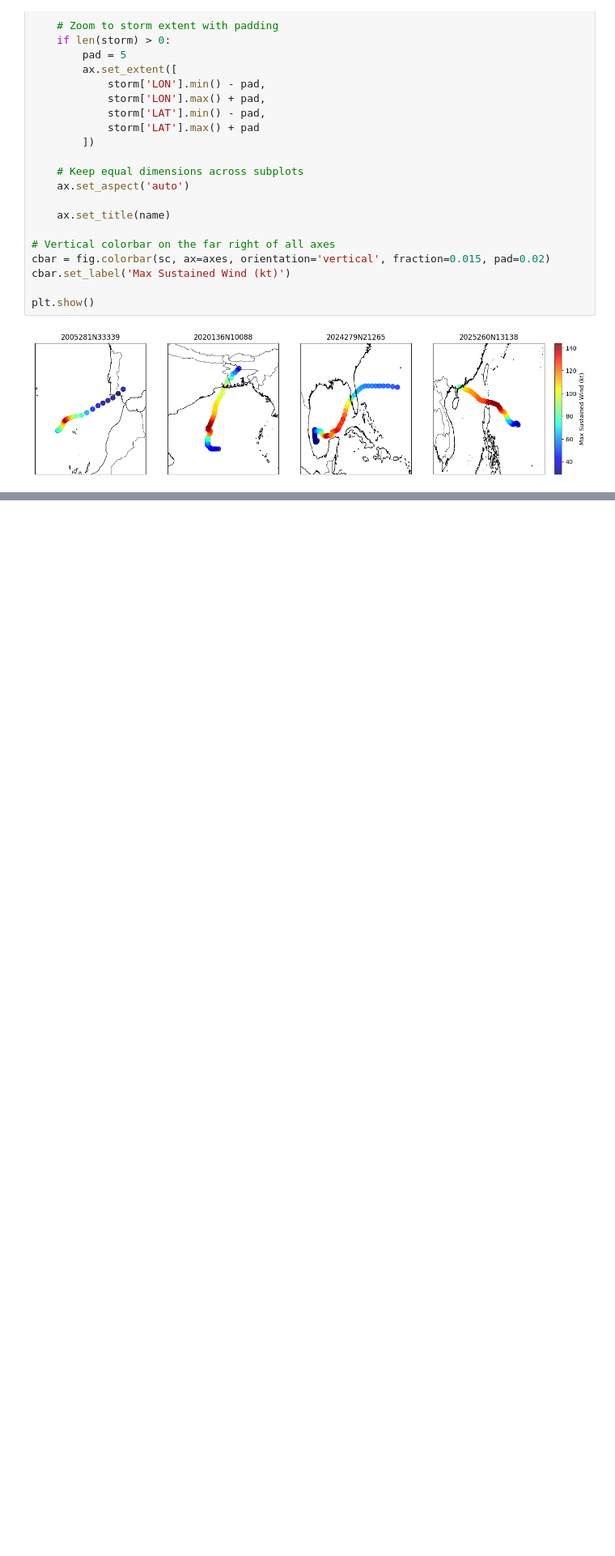
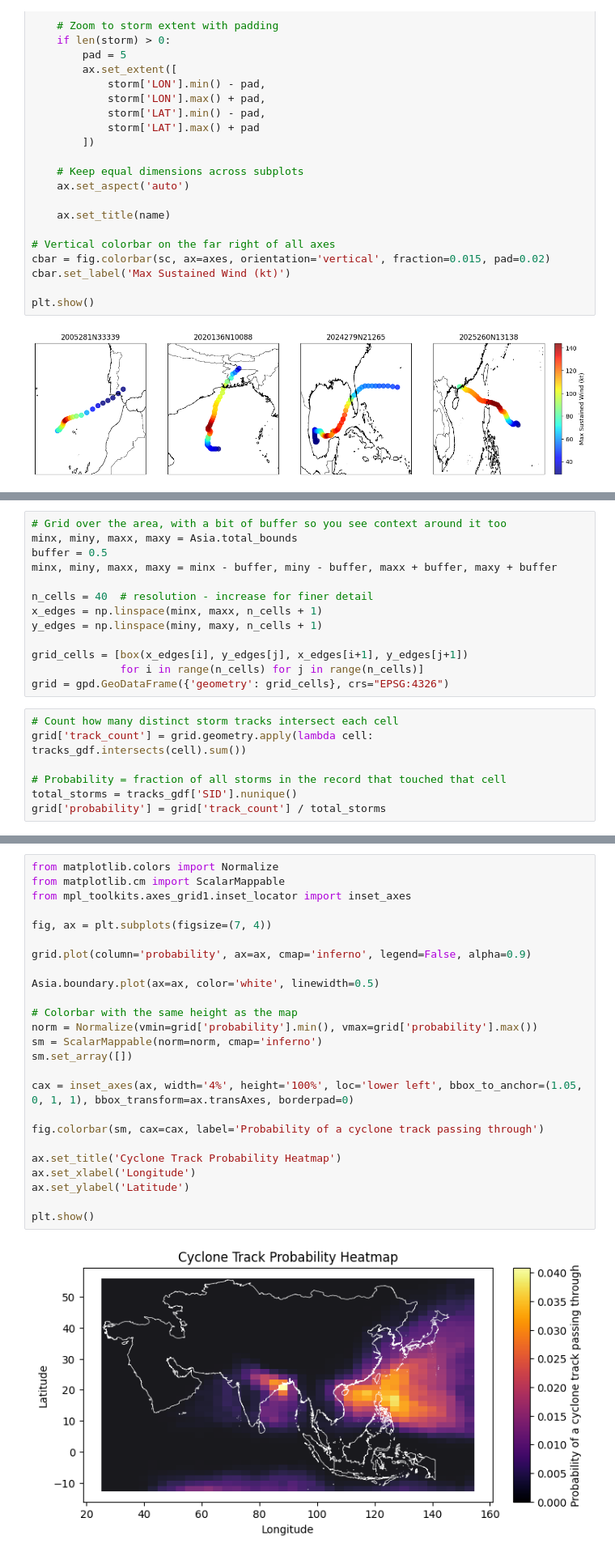
Before and after one commit to ministryofaayush/perils, a Jupyter notebook: typhon/storms_SIDevents.ipynb, the cells around one changed output, grey strips where cells are left out. Shown at 81% size. Saved outputs shown, nothing was run; the diff lists cells and outputs as text; blank space fills up the shorter version.

```diff
--- a/typhon/storms_SIDevents.ipynb
+++ b/typhon/storms_SIDevents.ipynb
@@ -120,0 +203,20 @@ plt.show()
+# %%
+# Grid over the area, with a bit of buffer so you see context around it too
+minx, miny, maxx, maxy = Asia.total_bounds
+buffer = 0.5
+minx, miny, maxx, maxy = minx - buffer, miny - buffer, maxx + buffer, maxy + buffer
+
+n_cells = 40  # resolution - increase for finer detail
+x_edges = np.linspace(minx, maxx, n_cells + 1)
+y_edges = np.linspace(miny, maxy, n_cells + 1)
+
+grid_cells = [box(x_edges[i], y_edges[j], x_edges[i+1], y_edges[j+1])
+              for i in range(n_cells) for j in range(n_cells)]
+grid = gpd.GeoDataFrame({'geometry': grid_cells}, crs="EPSG:4326")
+# %%
+# Count how many distinct storm tracks intersect each cell
+grid['track_count'] = grid.geometry.apply(lambda cell: tracks_gdf.intersects(cell).sum())
+
+# Probability = fraction of all storms in the record that touched that cell
+total_storms = tracks_gdf['SID'].nunique()
+grid['probability'] = grid['track_count'] / total_storms
@@ -120,0 +235,27 @@ plt.show()
+# %%
+from matplotlib.colors import Normalize
+from matplotlib.cm import ScalarMappable
+from mpl_toolkits.axes_grid1.inset_locator import inset_axes
+
+fig, ax = plt.subplots(figsize=(7, 4))
+
+grid.plot(column='probability', ax=ax, cmap='inferno', legend=False, alpha=0.9)
+
+Asia.boundary.plot(ax=ax, color='white', linewidth=0.5)
+
+# Colorbar with the same height as the map
+norm = Normalize(vmin=grid['probability'].min(), vmax=grid['probability'].max())
+sm = ScalarMappable(norm=norm, cmap='inferno')
+sm.set_array([])
+
+cax = inset_axes(ax, width='4%', height='100%', loc='lower left', bbox_to_anchor=(1.05, 0, 1, 1), bbox_transform=ax.transAxes, borderpad=0)
+
+fig.colorbar(sm, cax=cax, label='Probability of a cyclone track passing through')
+
+ax.set_title('Cyclone Track Probability Heatmap')
+ax.set_xlabel('Longitude')
+ax.set_ylabel('Latitude')
+
+plt.show()
+# %% [output]
+[figure, added]
```
Also changed, not shown: parts of 16 cells of this notebook.
